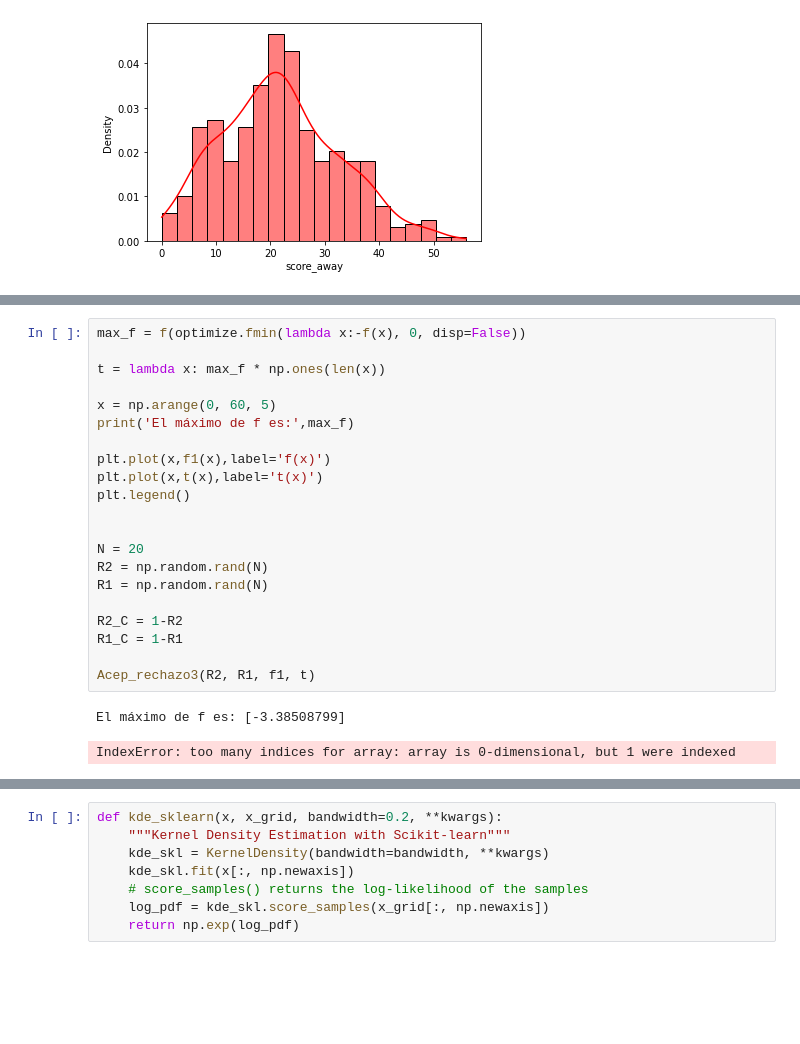
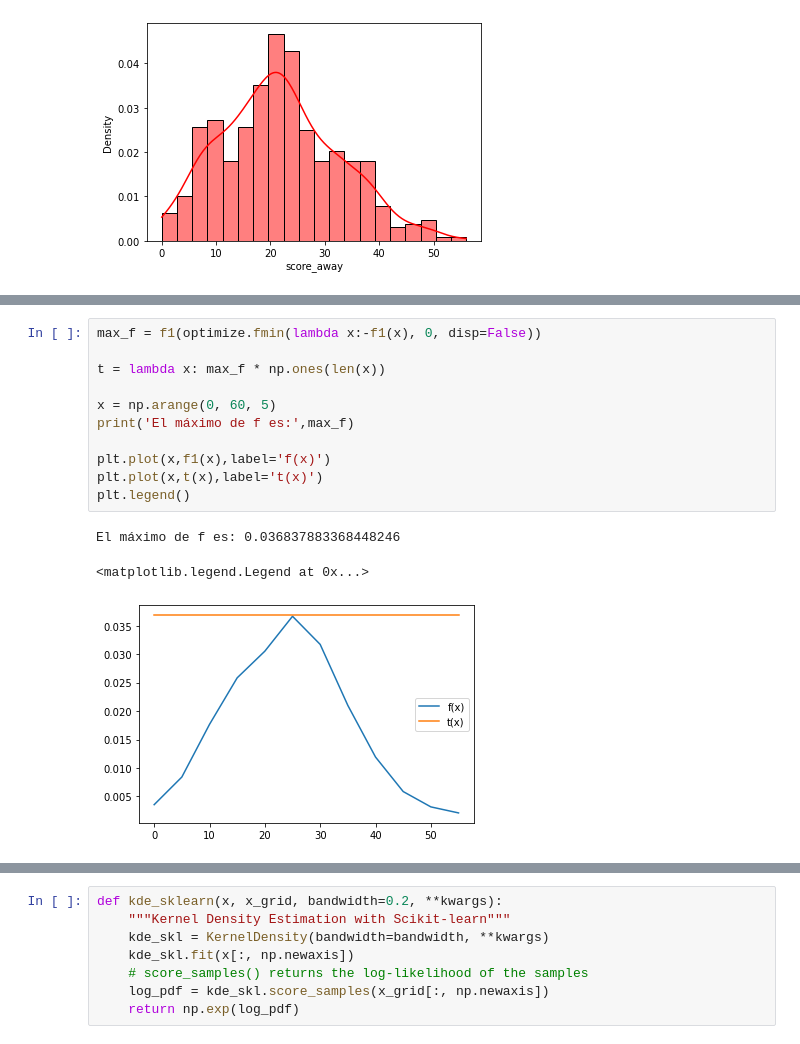
Before and after one commit to Kike14/ProyectoConjunto_EJRodriguez_DOrozco_JPJimenez, a Jupyter notebook: ProyectoModulo1_OrozcoE_MendozaJ__GomezD.ipynb, the cells around one changed output, grey strips where cells are left out. Drawn from its saved outputs; the diff is of its cells as text; blank space fills up the shorter version.

```diff
--- a/ProyectoModulo1_OrozcoE_MendozaJ__GomezD.ipynb
+++ b/ProyectoModulo1_OrozcoE_MendozaJ__GomezD.ipynb
@@ -268,24 +303,15 @@ f2 = kde_statsmodels_m2(ad)
 # %%
-max_f = f(optimize.fmin(lambda x:-f(x), 0, disp=False))
+max_f = f1(optimize.fmin(lambda x:-f1(x), 0, disp=False))
 
 t = lambda x: max_f * np.ones(len(x))
 
 x = np.arange(0, 60, 5)
 print('El máximo de f es:',max_f)
 
 plt.plot(x,f1(x),label='f(x)')
 plt.plot(x,t(x),label='t(x)')
 plt.legend()
-
-
-N = 20
-R2 = np.random.rand(N)
-R1 = np.random.rand(N)
-
-R2_C = 1-R2
-R1_C = 1-R1
-
-Acep_rechazo3(R2, R1, f1, t)
 # %% [output]
-El máximo de f es: [-3.38508799]
+El máximo de f es: 0.036837883368448246
-IndexError: too many indices for array: array is 0-dimensional, but 1 were indexed
+<matplotlib.legend.Legend at 0x...>
+[figure, added]
```
Also changed, not shown: parts of 9 cells of this notebook.
